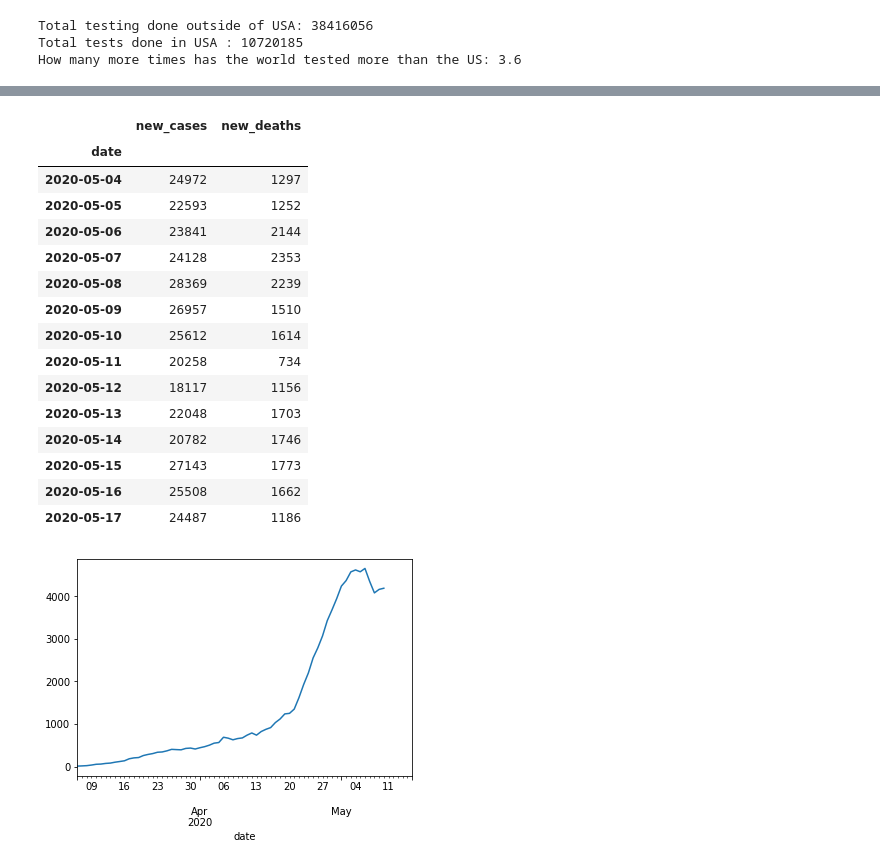
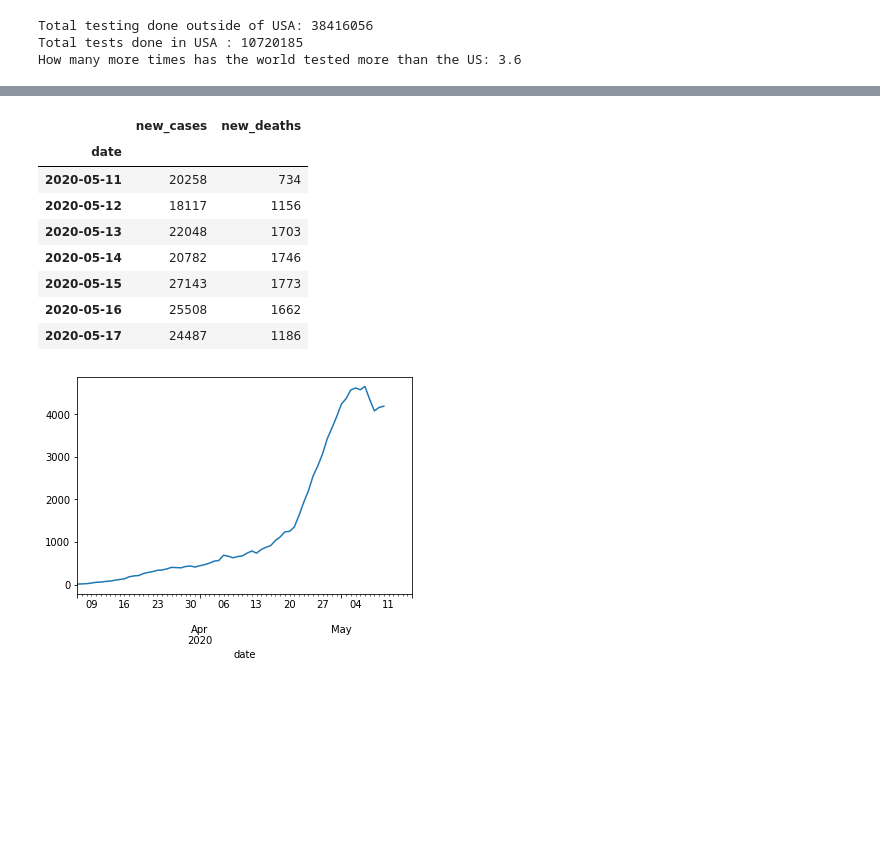
Before and after one commit to DMXMax/covid19, a Jupyter notebook: coviddata.ipynb, the cells around one changed output, grey strips where cells are left out. Saved outputs shown, nothing was run; the diff lists cells and outputs as text; code cells hidden in the pictures; blank space fills up the shorter version.

```diff
--- a/coviddata.ipynb
+++ b/coviddata.ipynb
@@ -522,17 +485,10 @@ dtype: object
 # %%
 dfOwidUSA = dfOwid.loc[dfOwid.iso_code=='USA']
 
-dfOwidUSA.set_index('date')[['new_cases','new_deaths']][-14:]
+dfOwidUSA.set_index('date')[['new_cases','new_deaths']][-7:]
 # %% [output]
 |  | new_cases | new_deaths |
 | date |  |  |
-| 2020-05-04 | 24972 | 1297 |
-| 2020-05-05 | 22593 | 1252 |
-| 2020-05-06 | 23841 | 2144 |
-| 2020-05-07 | 24128 | 2353 |
-| 2020-05-08 | 28369 | 2239 |
-| 2020-05-09 | 26957 | 1510 |
-| 2020-05-10 | 25612 | 1614 |
 | 2020-05-11 | 20258 | 734 |
 | 2020-05-12 | 18117 | 1156 |
 | 2020-05-13 | 22048 | 1703 |
```
Also changed, not shown: parts of 23 cells of this notebook.
